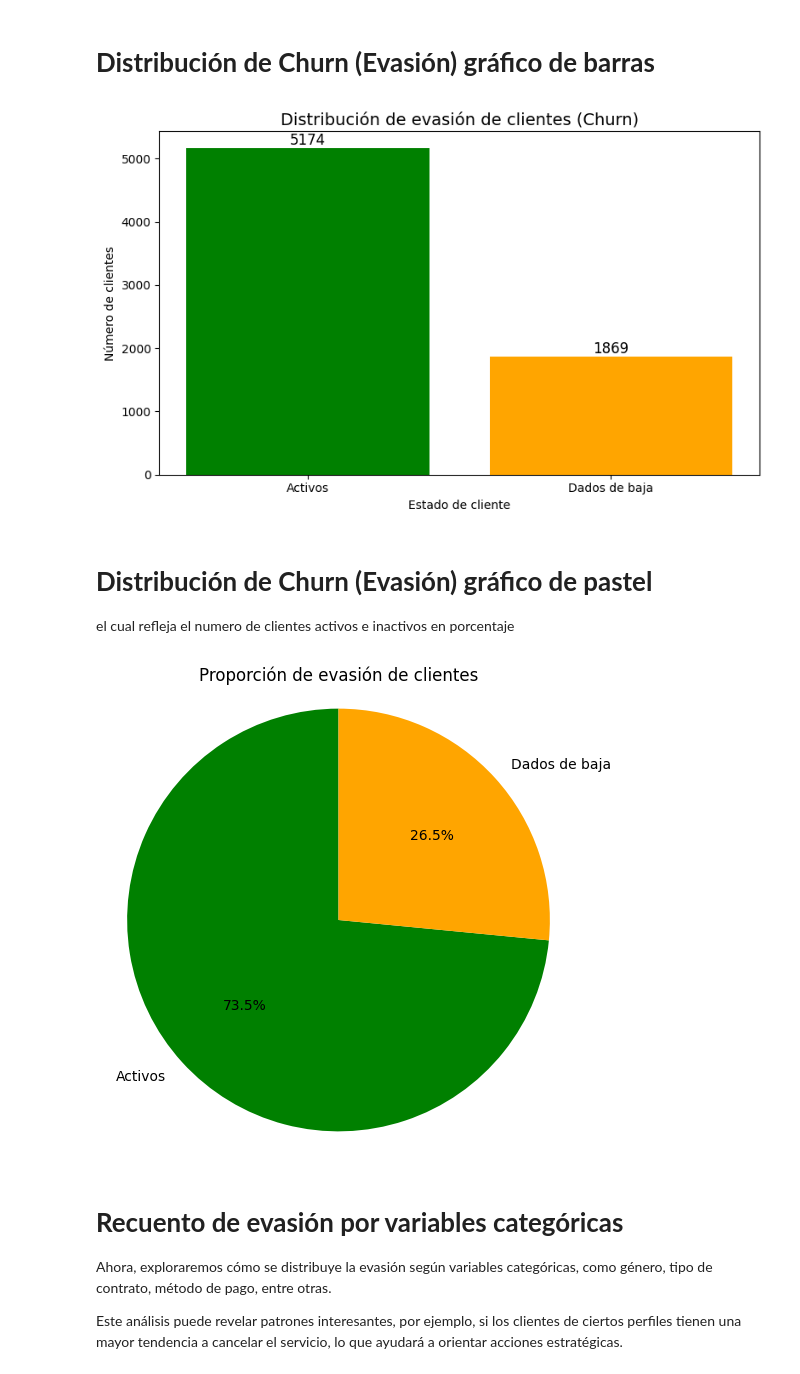
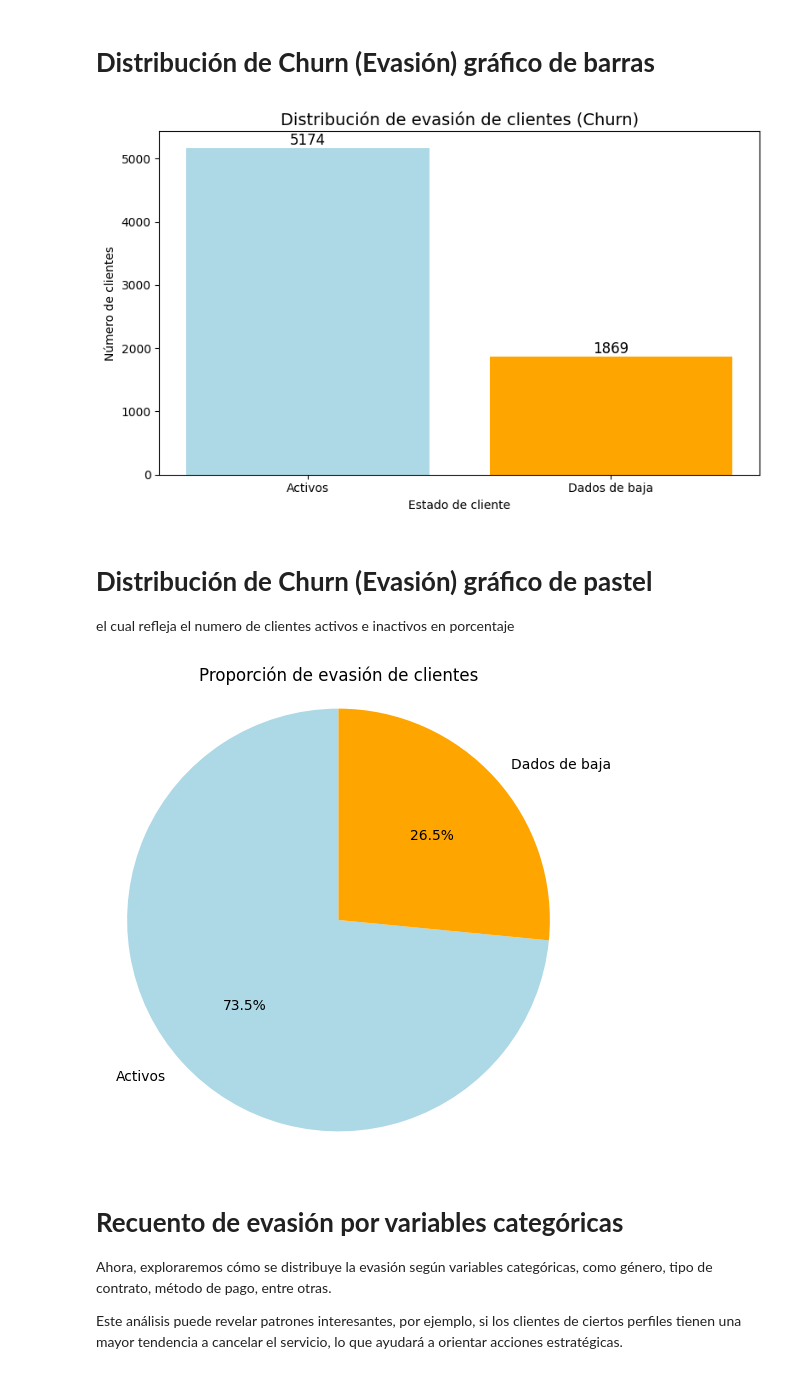
Before and after one commit to jorgevillegazz/Challange-Telecom-X, a Jupyter notebook: TelecomX_LATAM_de_George.ipynb, the cells around one changed output. Saved outputs shown, nothing was run; the diff lists cells and outputs as text; code cells hidden in the pictures.

```diff
--- a/TelecomX_LATAM_de_George.ipynb
+++ b/TelecomX_LATAM_de_George.ipynb
@@ -681,23 +753,28 @@ En este paso, el objetivo es comprender cómo está distribuida la variable "chu
 # %%
 # Conteo de churn (0: Activo, 1: Inactivo)
 conteo_churn = df_normalizado['Churn'].value_counts().sort_index()
 
 # Etiquetas personalizadas
 etiquetas = ['Activos', 'Dados de baja']
-colores = ['green', 'orange']  # Verde y naranja
+colores = ['lightblue', 'orange']  # Verde y naranja
 
 # Gráfico de barras
 plt.figure(figsize=(8, 5))
 plt.bar(etiquetas, conteo_churn, color=colores)
 plt.title('Distribución de evasión de clientes (Churn)', fontsize=14)
 plt.ylabel('Número de clientes')
 plt.xlabel('Estado de cliente')
 for i, valor in enumerate(conteo_churn):
     plt.text(i, valor + 50, str(valor), ha='center', fontsize=12)
 plt.tight_layout()
+
+#Almacenando el gráfico
+fig.savefig('/content/evasion_clientes.png',
+            transparent=False,dpi=300,bbox_inches='tight')
+
 plt.show()
 # %% [output]
-[figure, old version]
+[figure, new version]
 # %% [markdown]
 # **Distribución de Churn (Evasión) gráfico de pastel**
 el cual refleja el numero de clientes  activos e inactivos en porcentaje
@@ -709,7 +786,7 @@ plt.title('Proporción de evasión de clientes')
 plt.axis('equal')  # Mantiene la forma circular
 plt.show()
 # %% [output]
-[figure, old version]
+[figure, new version]
 # %% [markdown]
 # **Recuento de evasión por variables categóricas**
 
```
Also changed, not shown: parts of 31 cells of this notebook.
